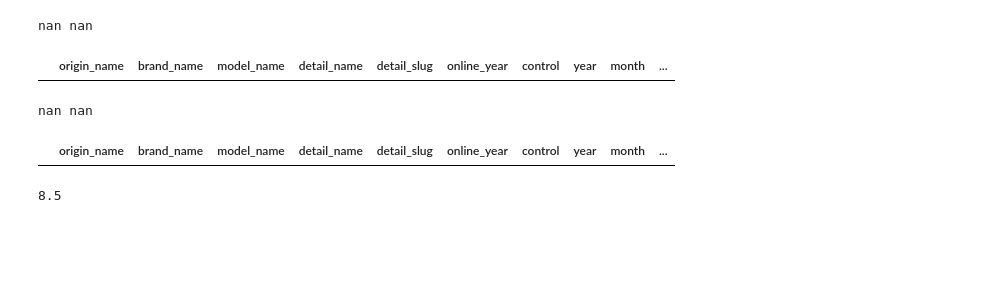
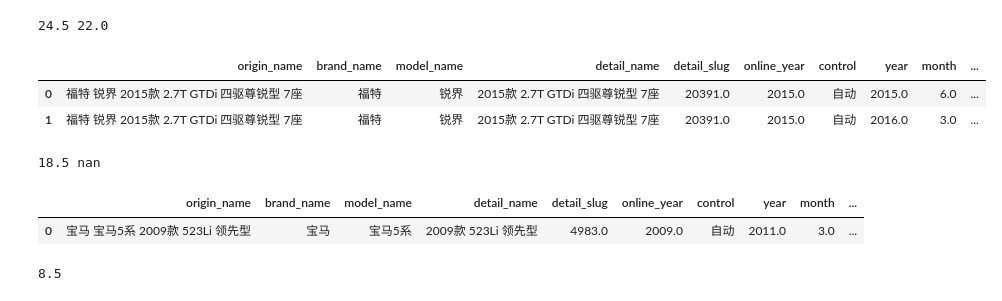
Before and after one commit to dj-lei/evaluation-predict, a Jupyter notebook: jupyter/update_estimate.ipynb, the cells around one changed output. Cells and saved outputs as stored; diff of their text form; code cells hidden in the pictures; blank space fills up the shorter version.

```diff
--- a/jupyter/update_estimate.ipynb
+++ b/jupyter/update_estimate.ipynb
@@ -73,20 +58,23 @@ global_model_mean = pd.read_csv('../tmp/train/global_model_mean.csv')
 global_model_mean = global_model_mean.loc[:, ['detail_slug','detail_model_slug']].rename(columns={'detail_model_slug':'gpj_detail_slug'})
 train_temp = train_temp.merge(global_model_mean,how='left',on=['detail_slug'])
 # %%
-gpj_detail_slug = 'car_autohome_detail_28878'
+gpj_detail_slug = 'car_autohome_detail_20391'
 test = train_temp.loc[(train_temp['gpj_detail_slug'] == gpj_detail_slug)&(train_temp['type'] == 'personal'),:].reset_index(drop=True)
 print(np.median(test.price.values),np.median(test.loc[(test['online_year'] == test['year']),'price'].values))
 test
 # %% [output]
-nan nan
+24.5 22.0
 |  | origin_name | brand_name | model_name | detail_name | detail_slug | online_year | control | year | month | ... |
+| 0 | 福特 锐界 2015款 2.7T GTDi 四驱尊锐型 7座 | 福特 | 锐界 | 2015款 2.7T GTDi 四驱尊锐型 7座 | 20391.0 | 2015.0 | 自动 | 2015.0 | 6.0 | ... |
+| 1 | 福特 锐界 2015款 2.7T GTDi 四驱尊锐型 7座 | 福特 | 锐界 | 2015款 2.7T GTDi 四驱尊锐型 7座 | 20391.0 | 2015.0 | 自动 | 2016.0 | 3.0 | ... |
 # %%
 test = train_temp.loc[(train_temp['gpj_detail_slug'] == gpj_detail_slug)&(train_temp['type'] == 'sell'),:].reset_index(drop=True)
 print(np.median(test.price.values),np.median(test.loc[(test['online_year'] == test['year']),'price'].values))
 test
 # %% [output]
-nan nan
+18.5 nan
 |  | origin_name | brand_name | model_name | detail_name | detail_slug | online_year | control | year | month | ... |
+| 0 | 宝马 宝马5系 2009款 523Li 领先型 | 宝马 | 宝马5系 | 2009款 523Li 领先型 | 4983.0 | 2009.0 | 自动 | 2011.0 | 3.0 | ... |
 # %%
 #--------------------
 # 1.高低配异常(低配异常,高配正常)
```
Also changed, not shown: parts of 8 cells of this notebook, 6 other files.
